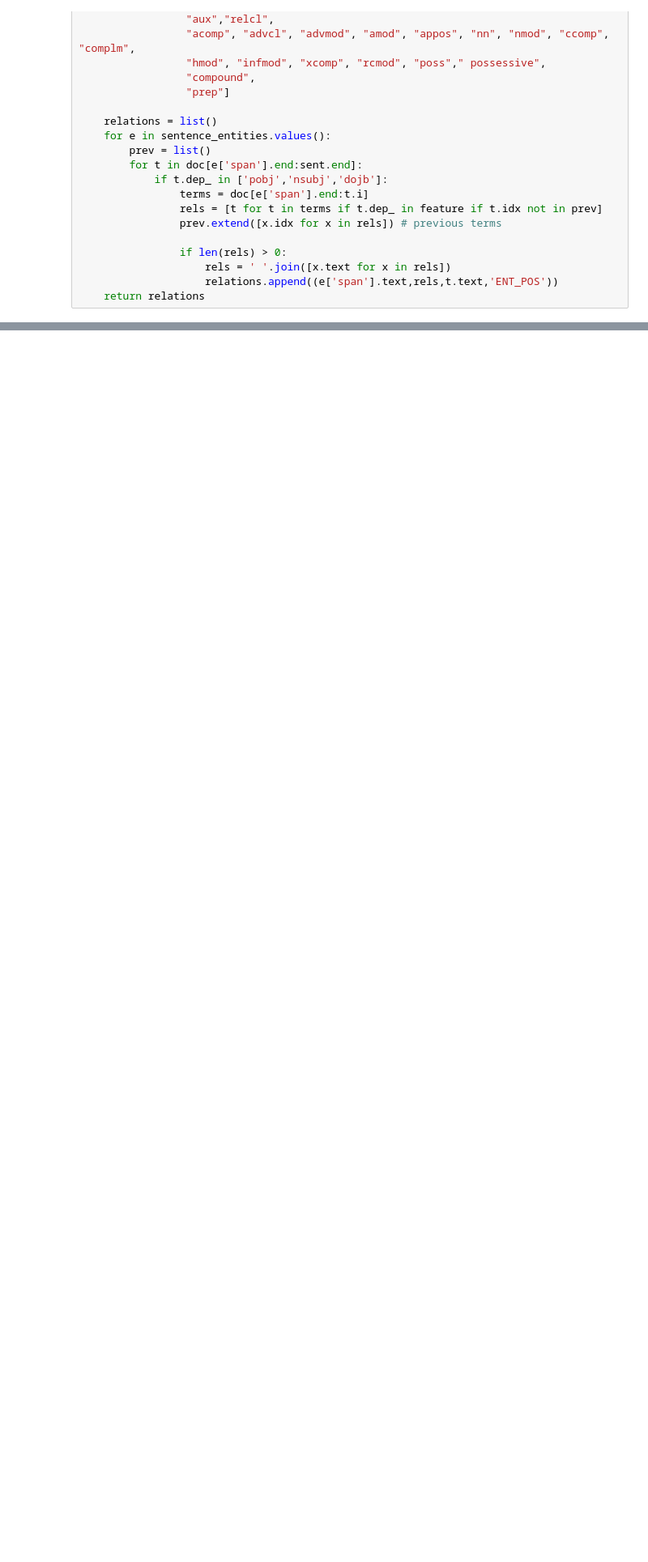
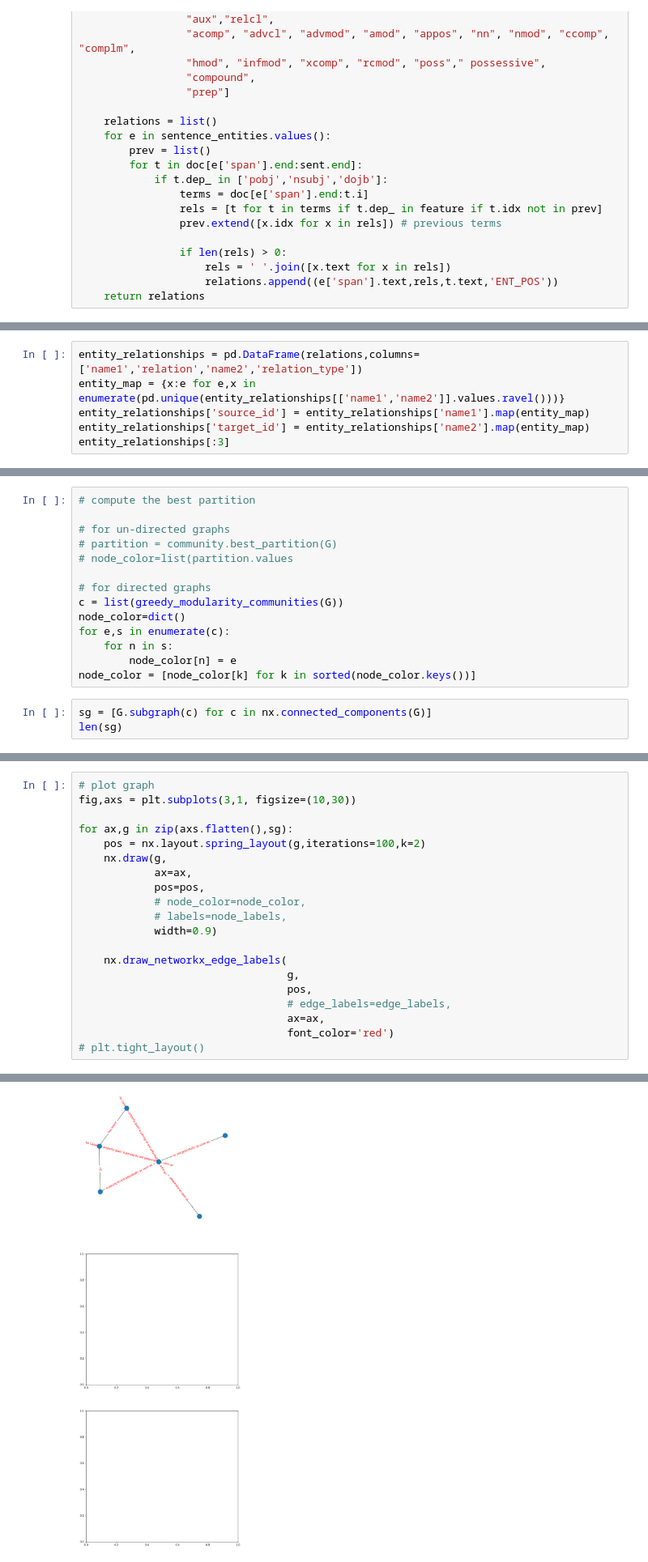
Before and after one commit to bpostance/learn_data_science, a Jupyter notebook: NLP/04_KnowledgeGraph/0.1-rule-based-extraction.ipynb, the cells around one changed output, grey strips where cells are left out. Shown at 81% size. Cells and saved outputs as stored; diff of their text form; blank space fills up the shorter version.

```diff
--- a/NLP/04_KnowledgeGraph/0.1-rule-based-extraction.ipynb
+++ b/NLP/04_KnowledgeGraph/0.1-rule-based-extraction.ipynb
@@ -259,0 +344,6 @@ pd.DataFrame(relations)
+# %%
+entity_relationships = pd.DataFrame(relations,columns=['name1','relation','name2','relation_type'])
+entity_map = {x:e for e,x in enumerate(pd.unique(entity_relationships[['name1','name2']].values.ravel()))}
+entity_relationships['source_id'] = entity_relationships['name1'].map(entity_map)
+entity_relationships['target_id'] = entity_relationships['name2'].map(entity_map)
+entity_relationships[:3]
@@ -259,0 +375,17 @@ pd.DataFrame(relations)
+# %%
+# compute the best partition
+
+# for un-directed graphs
+# partition = community.best_partition(G)
+# node_color=list(partition.values
+
+# for directed graphs
+c = list(greedy_modularity_communities(G))
+node_color=dict()
+for e,s in enumerate(c):
+    for n in s:
+        node_color[n] = e
+node_color = [node_color[k] for k in sorted(node_color.keys())]
+# %%
+sg = [G.subgraph(c) for c in nx.connected_components(G)]
+len(sg)
@@ -259,0 +394,21 @@ pd.DataFrame(relations)
+# %%
+# plot graph
+fig,axs = plt.subplots(3,1, figsize=(10,30))
+
+for ax,g in zip(axs.flatten(),sg):
+    pos = nx.layout.spring_layout(g,iterations=100,k=2)
+    nx.draw(g,
+            ax=ax,
+            pos=pos,
+            # node_color=node_color,
+            # labels=node_labels,
+            width=0.9)
+
+    nx.draw_networkx_edge_labels(
+                                 g,
+                                 pos,
+                                 # edge_labels=edge_labels,
+                                 ax=ax,
+                                 font_color='red')
+# plt.tight_layout()
+# %% [output]
@@ -260,3 +416,4 @@ pd.DataFrame(relations)
+[figure, added]
 # %% [markdown]
 - We could also consider [sentence simplification](https://stackoverflow.com/questions/65227103/clause-extraction-long-sentence-segmentation-in-python)
 
```
Also changed, not shown: parts of 13 cells of this notebook, 1 other file.
